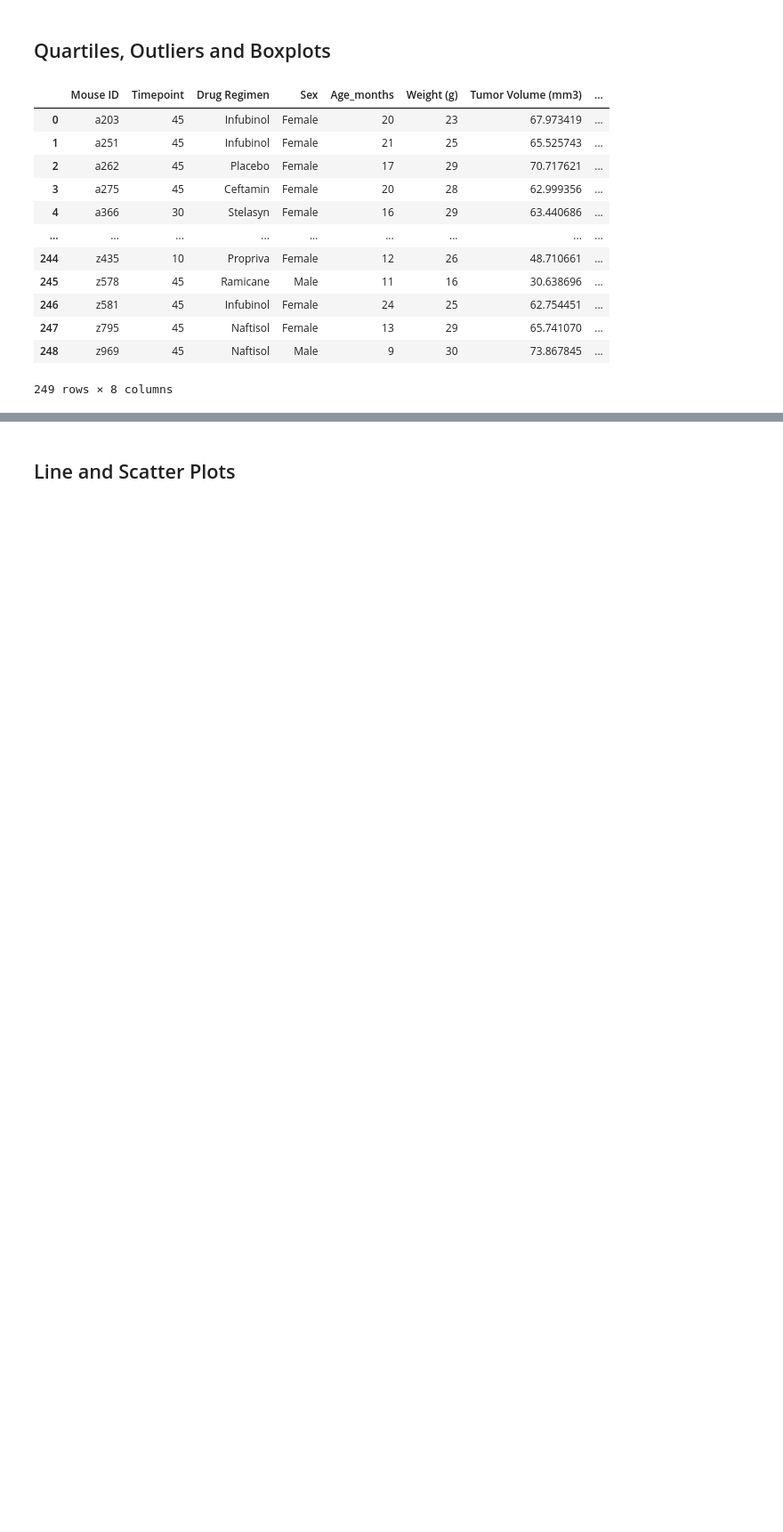
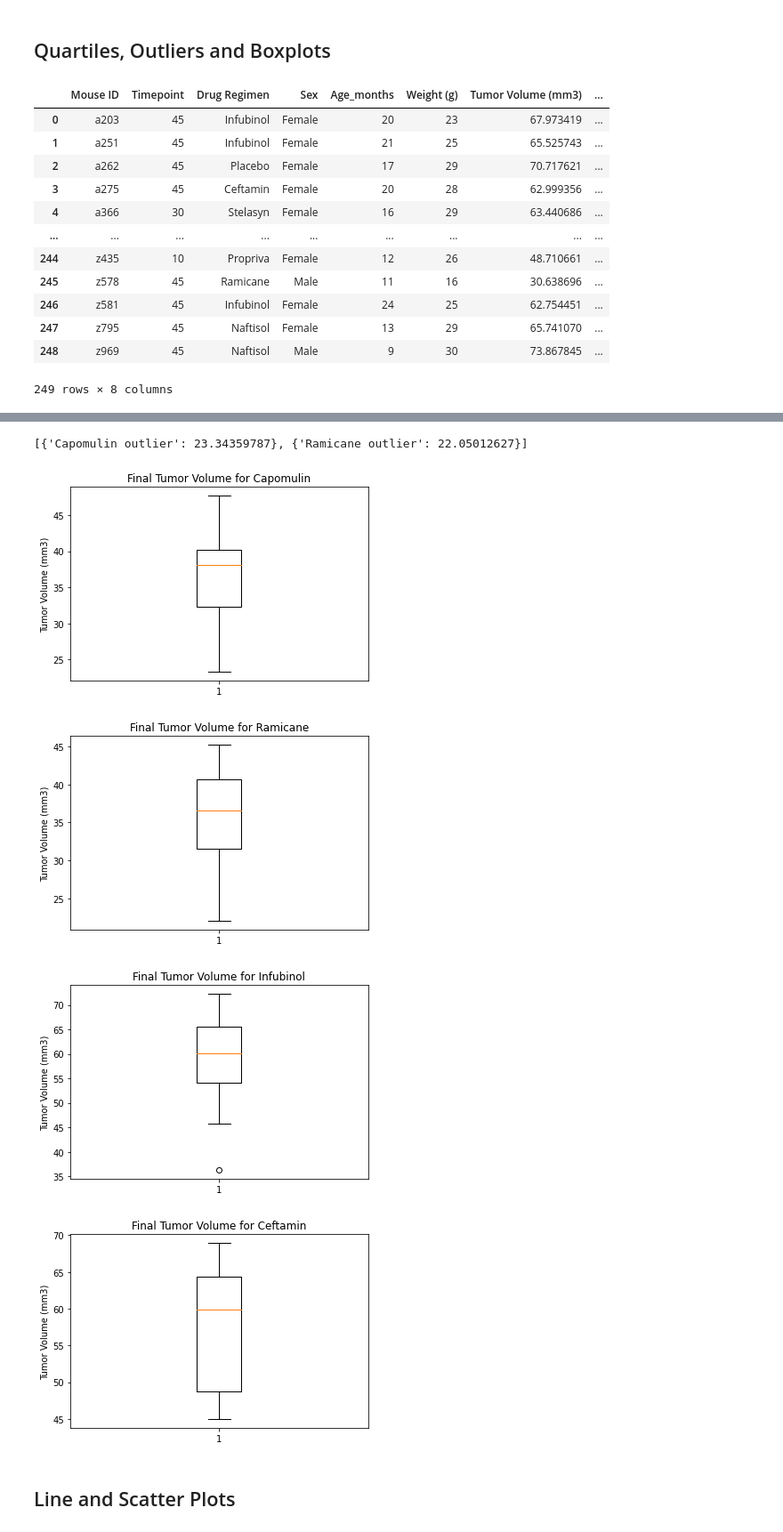
Before and after one commit to potterc22/MatPlotLib-Challenge, a Jupyter notebook: pymaceuticals_starter.ipynb, the cells around one changed output, grey strips where cells are left out. Shown: that part at 89% size. Drawn from its saved outputs; the diff is of its cells as text; code cells hidden in the pictures; blank space fills up the shorter version.

Commit message:
Added Box and Whisker plots

```diff
--- a/pymaceuticals_starter.ipynb
+++ b/pymaceuticals_starter.ipynb
@@ -224,11 +230,18 @@ tumor_vol_data = []
 
 # Calculate the IQR and quantitatively determine if there are any potential outliers.
 
+# Loop through each of the 4 treatments in our list
+for treatment in promising_treatments:
     # Locate the rows which contain mice on each drug and get the tumor volumes
-#for treatment in promising_treatments:
-
-
-    # add subset
-
-
-    # Determine outliers using upper and lower bounds
+    tumor_volumes = merged_df.loc[merged_df['Drug Regimen'] == treatment]['Tumor Volume (mm3)']
+    # Use Pandas to give quartile calculations
+    quartiles = tumor_volumes.quantile([.25,.5,.75])
+    lowerq = quartiles[0.25]
+    upperq = quartiles[0.75]
+    iqr = upperq - lowerq
+    lower_bound = lowerq - (1.5*iqr)
+    upper_bound = upperq + (1.5*iqr)
+    # append each treatment and their respective IQR to tumor_vol_data
+    tumor_vol_data.append({f"{treatment}'s IQR": iqr})
+# Print each treatments IQR
+tumor_vol_data
@@ -235,5 +253,36 @@ tumor_vol_data = []
+# %%
+# Determine outliers using upper and lower bounds
+# Create an empty list to hold outlier values
+outliers = []
+# %%
+# Determine outliers using upper and lower bounds
+# Loop through each of the treatments
+for treatment in promising_treatments:
+    # Pull out data specific for each treatments Tumor Volume
+    tumor_volumes = merged_df.loc[merged_df['Drug Regimen'] == treatment]['Tumor Volume (mm3)']
+    # Loop through each tumor volume within a treatment to look for outliers
+    for x in tumor_volumes:
+        if (x > upper_bound) or (x < lower_bound):
+            # if x is outside of our bounds then we will add it to our outliers empty set
+            outliers.append({f"{treatment} outlier": x})
+# Print outliers
+outliers
+# %% [output]
+[{'Capomulin outlier': 23.34359787}, {'Ramicane outlier': 22.05012627}]
 # %%
 # Generate a box plot of the final tumor volume of each mouse across four regimens of interest
+for treatment in promising_treatments:
+    tumor_volumes = merged_df.loc[merged_df['Drug Regimen'] == treatment]['Tumor Volume (mm3)']
+    fig1, ax1 = plt.subplots()
+    ax1.set_title('Final Tumor Volume for ' + treatment)
+    ax1.set_ylabel('Tumor Volume (mm3)')
+    ax1.boxplot(tumor_volumes)
+    plt.show()
+# %% [output]
+[figure, added]
+[figure, added]
+[figure, added]
+[figure, added]
 # %% [markdown]
 ## Line and Scatter Plots
 # %%
```
Also changed, not shown: parts of 3 cells of this notebook.
